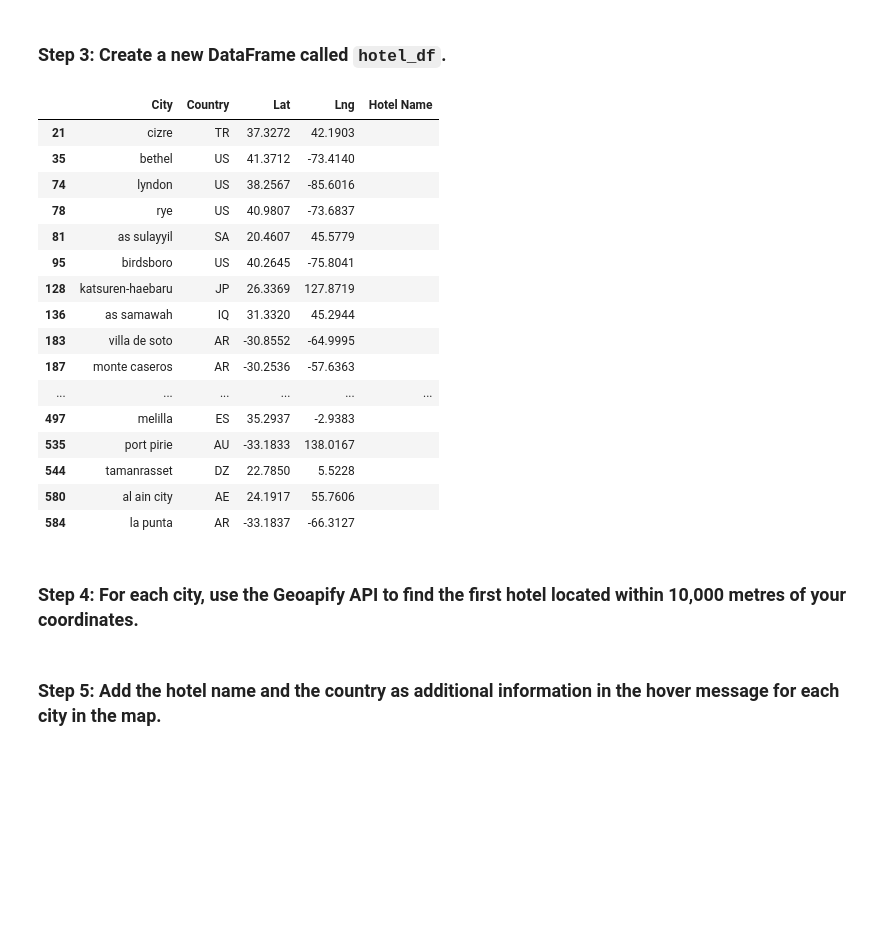
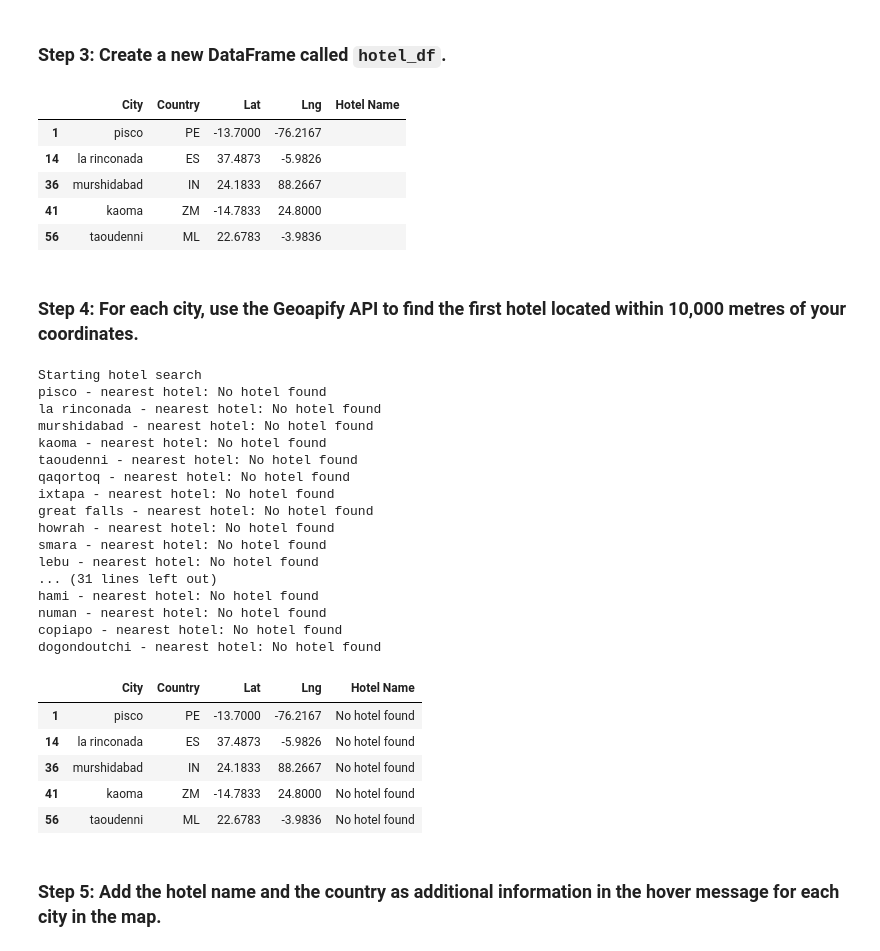
Before and after one commit to damiencrim/World_Weather_Analysis, a Jupyter notebook: VacationPy.ipynb, the cells around one changed output. Drawn from its saved outputs; the diff is of its cells as text; code cells hidden in the pictures; blank space fills up the shorter version.

```diff
--- a/VacationPy.ipynb
+++ b/VacationPy.ipynb
@@ -15,7 +15,7 @@ warnings.filterwarnings("ignore")
 from api_keys import geoapify_key
 # %%
 # Load the CSV file created in Part 1 into a Pandas DataFrame
-city_data_df = pd.read_csv("/Users/damiensmac/Desktop/API Challenge/python_api_challenge/output_data")
+city_data_df = pd.read_csv("../World_Weather_Analysis/output_data")
 
 # Display sample data
 city_data_df.head()
@@ -95,32 +84,21 @@ city_data_df
 # %%
 # Use the Pandas copy function to create DataFrame called hotel_df to store the city, country, coordinates, and humidity
 
 
 hotel_df = city_data_df.loc[:,["City", "Country", "Lat", "Lng"]]
 
 # Add an empty column, "Hotel Name," to the DataFrame so you can store the hotel found using the Geoapify API
 hotel_df["Hotel Name"] = ""
 
 # Display sample data
-hotel_df
+hotel_df.head()
 # %% [output]
 |  | City | Country | Lat | Lng | Hotel Name |
-| 21 | cizre | TR | 37.3272 | 42.1903 |  |
-| 35 | bethel | US | 41.3712 | -73.4140 |  |
-| 74 | lyndon | US | 38.2567 | -85.6016 |  |
-| 78 | rye | US | 40.9807 | -73.6837 |  |
-| 81 | as sulayyil | SA | 20.4607 | 45.5779 |  |
-| 95 | birdsboro | US | 40.2645 | -75.8041 |  |
-| 128 | katsuren-haebaru | JP | 26.3369 | 127.8719 |  |
-| 136 | as samawah | IQ | 31.3320 | 45.2944 |  |
-| 183 | villa de soto | AR | -30.8552 | -64.9995 |  |
-| 187 | monte caseros | AR | -30.2536 | -57.6363 |  |
-| ... | ... | ... | ... | ... | ... |
-| 497 | melilla | ES | 35.2937 | -2.9383 |  |
-| 535 | port pirie | AU | -33.1833 | 138.0167 |  |
-| 544 | tamanrasset | DZ | 22.7850 | 5.5228 |  |
-| 580 | al ain city | AE | 24.1917 | 55.7606 |  |
-| 584 | la punta | AR | -33.1837 | -66.3127 |  |
+| 1 | pisco | PE | -13.7000 | -76.2167 |  |
+| 14 | la rinconada | ES | 37.4873 | -5.9826 |  |
+| 36 | murshidabad | IN | 24.1833 | 88.2667 |  |
+| 41 | kaoma | ZM | -14.7833 | 24.8000 |  |
+| 56 | taoudenni | ML | 22.6783 | -3.9836 |  |
 # %% [markdown]
 ### Step 4: For each city, use the Geoapify API to find the first hotel located within 10,000 metres of your coordinates.
 # %%
@@ -128,7 +106,7 @@ hotel_df
 
 radius = 10000
 params = {"type" : "hotel",
-          "keyword" : "hotel"
+          "keyword" : "hotel",
           "key" : "geoapify_key"
 
 }
@@ -168,7 +146,31 @@ for index, row in hotel_df.iterrows():
     print(f"{hotel_df.loc[index, 'City']} - nearest hotel: {hotel_df.loc[index, 'Hotel Name']}")
 
 # Display sample data
-hotel_df
+hotel_df.head()
+# %% [output]
+Starting hotel search
+pisco - nearest hotel: No hotel found
+la rinconada - nearest hotel: No hotel found
+murshidabad - nearest hotel: No hotel found
+kaoma - nearest hotel: No hotel found
+taoudenni - nearest hotel: No hotel found
+qaqortoq - nearest hotel: No hotel found
+ixtapa - nearest hotel: No hotel found
+great falls - nearest hotel: No hotel found
+howrah - nearest hotel: No hotel found
+smara - nearest hotel: No hotel found
+lebu - nearest hotel: No hotel found
+... (31 lines left out)
+hami - nearest hotel: No hotel found
+numan - nearest hotel: No hotel found
+copiapo - nearest hotel: No hotel found
+dogondoutchi - nearest hotel: No hotel found
+|  | City | Country | Lat | Lng | Hotel Name |
+| 1 | pisco | PE | -13.7000 | -76.2167 | No hotel found |
+| 14 | la rinconada | ES | 37.4873 | -5.9826 | No hotel found |
+| 36 | murshidabad | IN | 24.1833 | 88.2667 | No hotel found |
+| 41 | kaoma | ZM | -14.7833 | 24.8000 | No hotel found |
+| 56 | taoudenni | ML | 22.6783 | -3.9836 | No hotel found |
 # %% [markdown]
 ### Step 5: Add the hotel name and the country as additional information in the hover message for each city in the map.
 # %%
```
Also changed, not shown: parts of 4 cells of this notebook, 2 other files.
